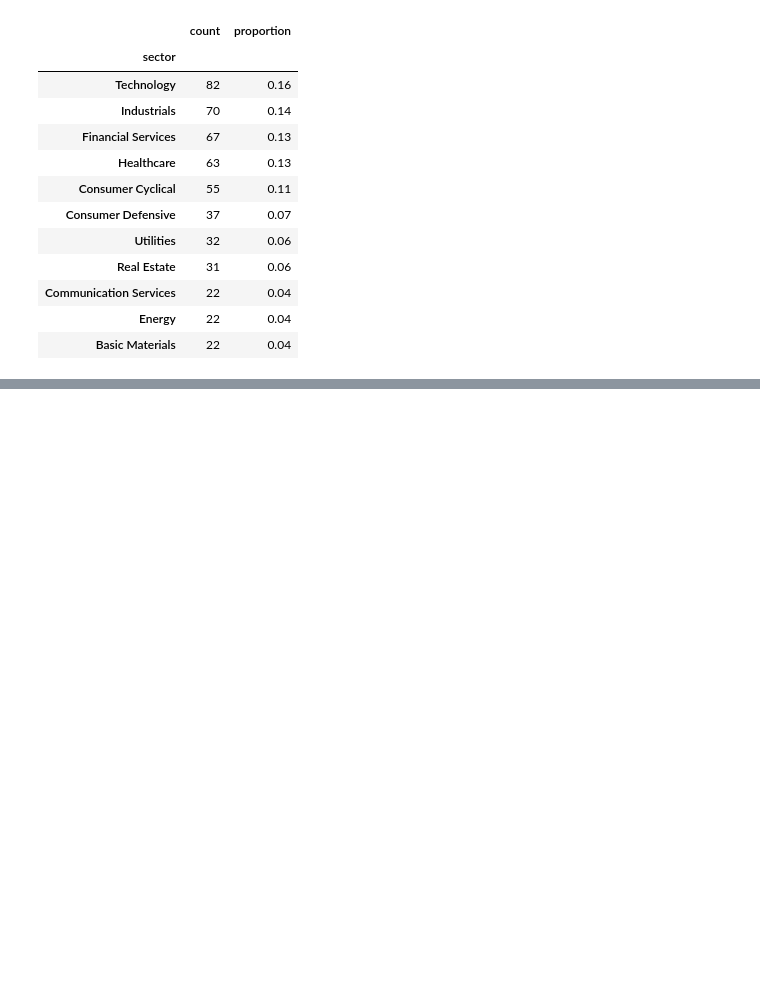
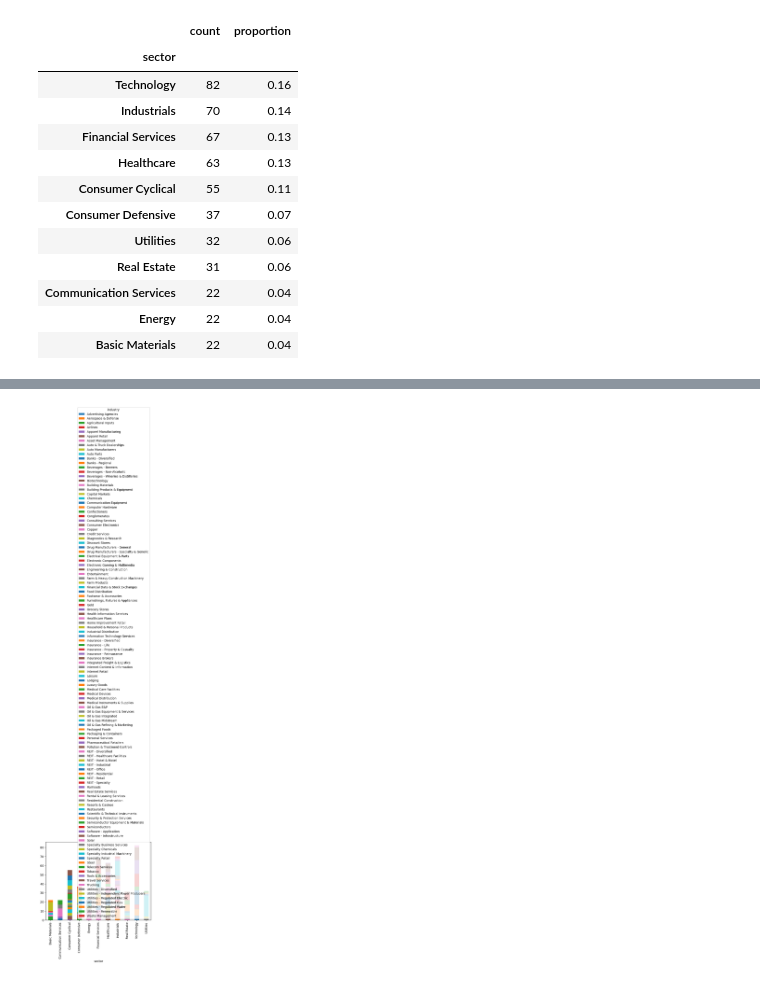
Before and after one commit to marsalmorera/stock-analysis, a Jupyter notebook: trial.ipynb, the cells around one changed output, grey strips where cells are left out. Drawn from its saved outputs; the diff is of its cells as text; code cells hidden in the pictures; blank space fills up the shorter version.

```diff
--- a/trial.ipynb
+++ b/trial.ipynb
@@ -194,0 +331,4 @@ freq_table
+# %%
+# crosstab MSZoning and SaleCondition
+crosstab_result = pd.crosstab(defi['sector'], defi['industry'])
+crosstab_result
@@ -194,0 +350,5 @@ freq_table
+# %%
+crosstab_result.plot(kind='bar', stacked=True)
+plt.show()
+# %% [output]
+[figure, added]
```
Also changed, not shown: parts of 38 cells of this notebook.
